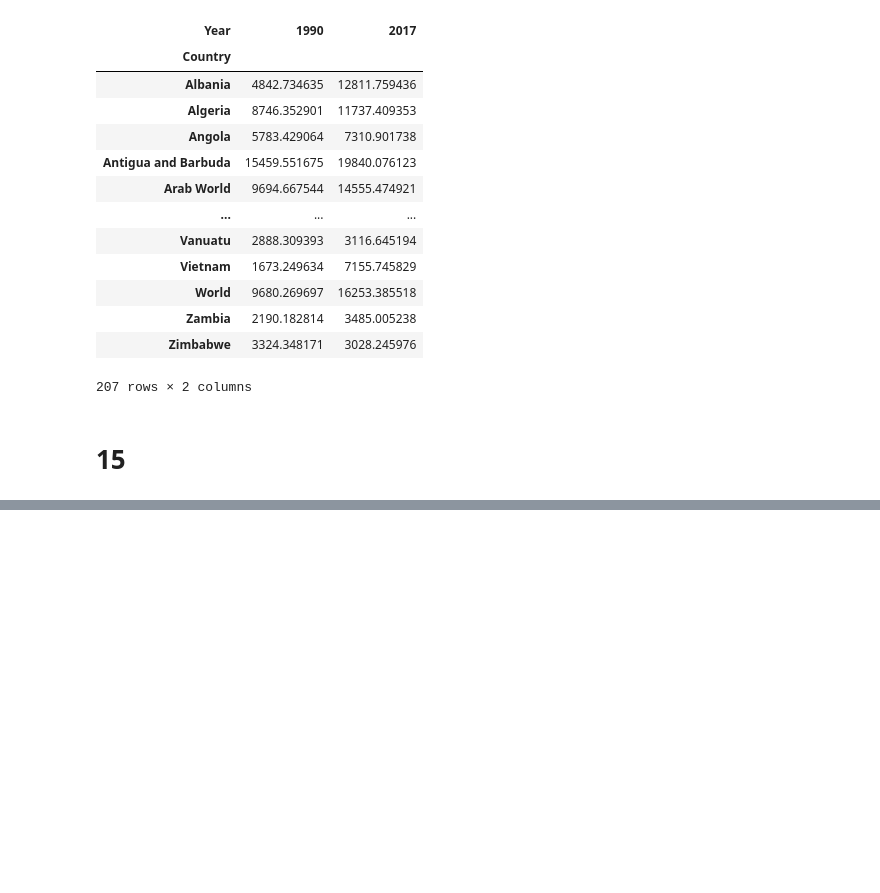
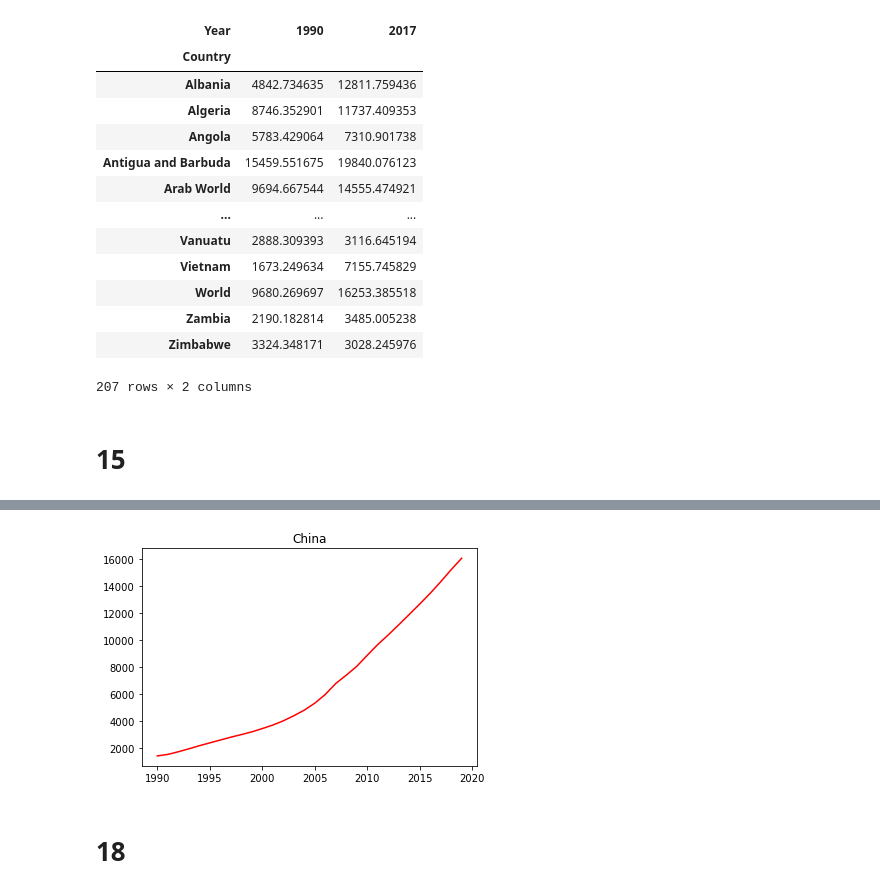
Before and after one commit to nss-data-science-cohort-5/un_exploration-elavender1, a Jupyter notebook: notebooks/data exploration.ipynb, the cells around one changed output, grey strips where cells are left out. Drawn from its saved outputs; the diff is of its cells as text; code cells hidden in the pictures; blank space fills up the shorter version.

```diff
--- a/notebooks/data exploration.ipynb
+++ b/notebooks/data exploration.ipynb
@@ -345,0 +405,3 @@ gdp_pivoted
+# %%
+df_china = gdp_df.set_index('Country').loc[['China']]
+df_china
@@ -345,0 +427,8 @@ gdp_pivoted
+# %%
+plt.plot(df_china["Year"], df_china["GDP_Per_Capita"], color= "red")
+plt.title("China")
+plt.show()
+# %% [output]
+[figure, added]
+# %% [markdown]
+# 18
```
Also changed, not shown: parts of 33 cells of this notebook.
